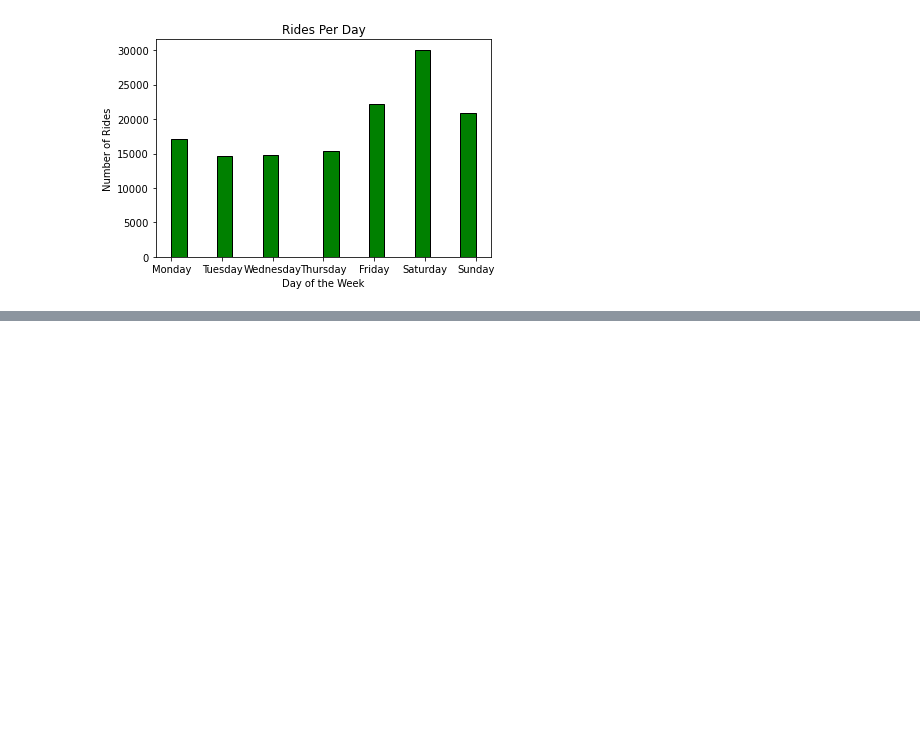
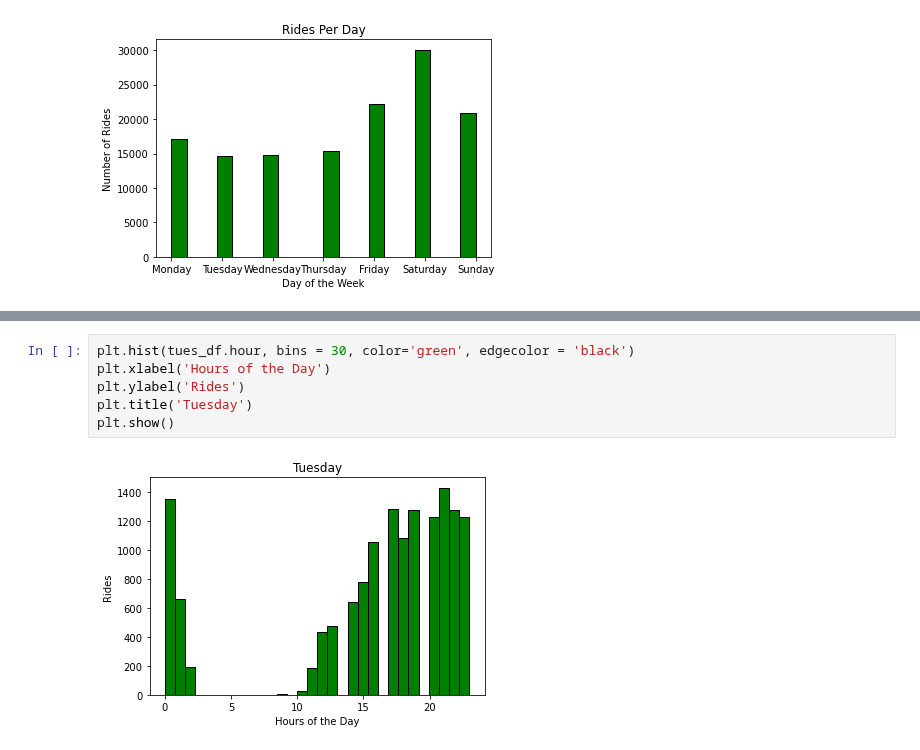
Before and after one commit to Quezadajl/nashville-scooters-project, a Jupyter notebook: notebooks/july_scooter.ipynb, the cells around one changed output, grey strips where cells are left out. Drawn from its saved outputs; the diff is of its cells as text; blank space fills up the shorter version.

```diff
--- a/notebooks/july_scooter.ipynb
+++ b/notebooks/july_scooter.ipynb
@@ -367,0 +382,8 @@ plt.show()
+# %%
+plt.hist(tues_df.hour, bins = 30, color='green', edgecolor = 'black')
+plt.xlabel('Hours of the Day')
+plt.ylabel('Rides')
+plt.title('Tuesday')
+plt.show()
+# %% [output]
+[figure, added]
```
Also changed, not shown: parts of 6 cells of this notebook.
